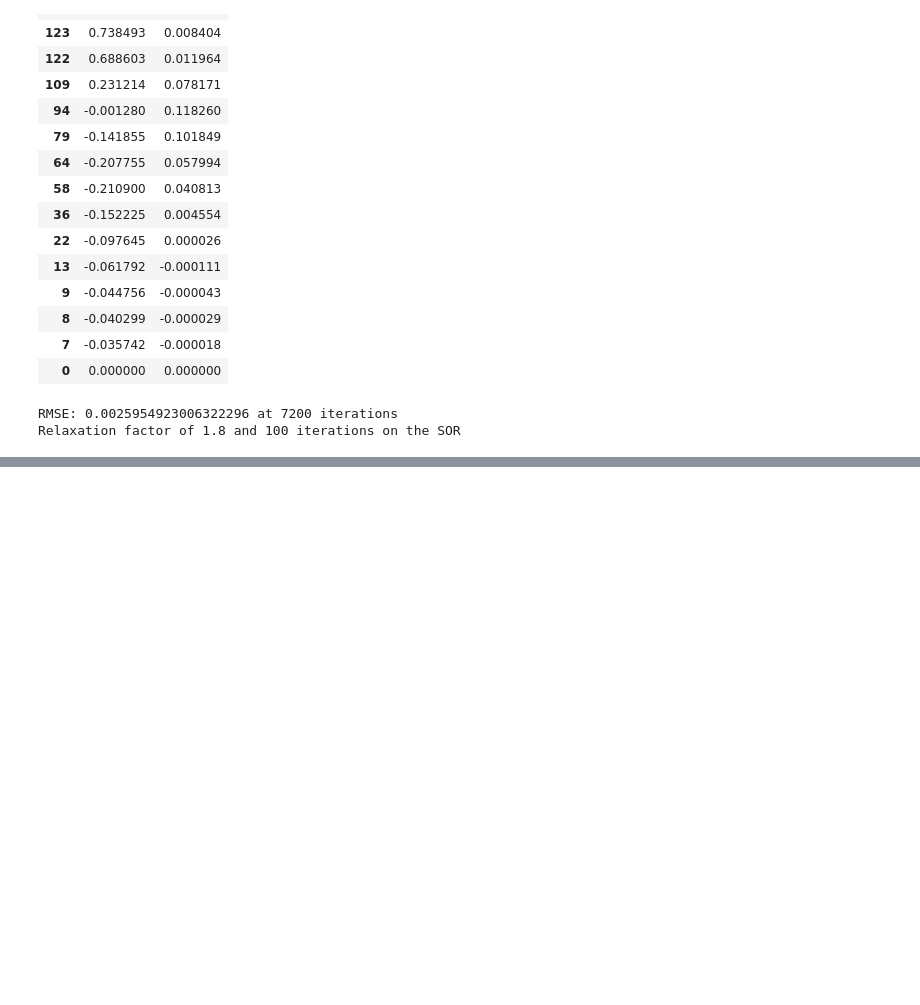
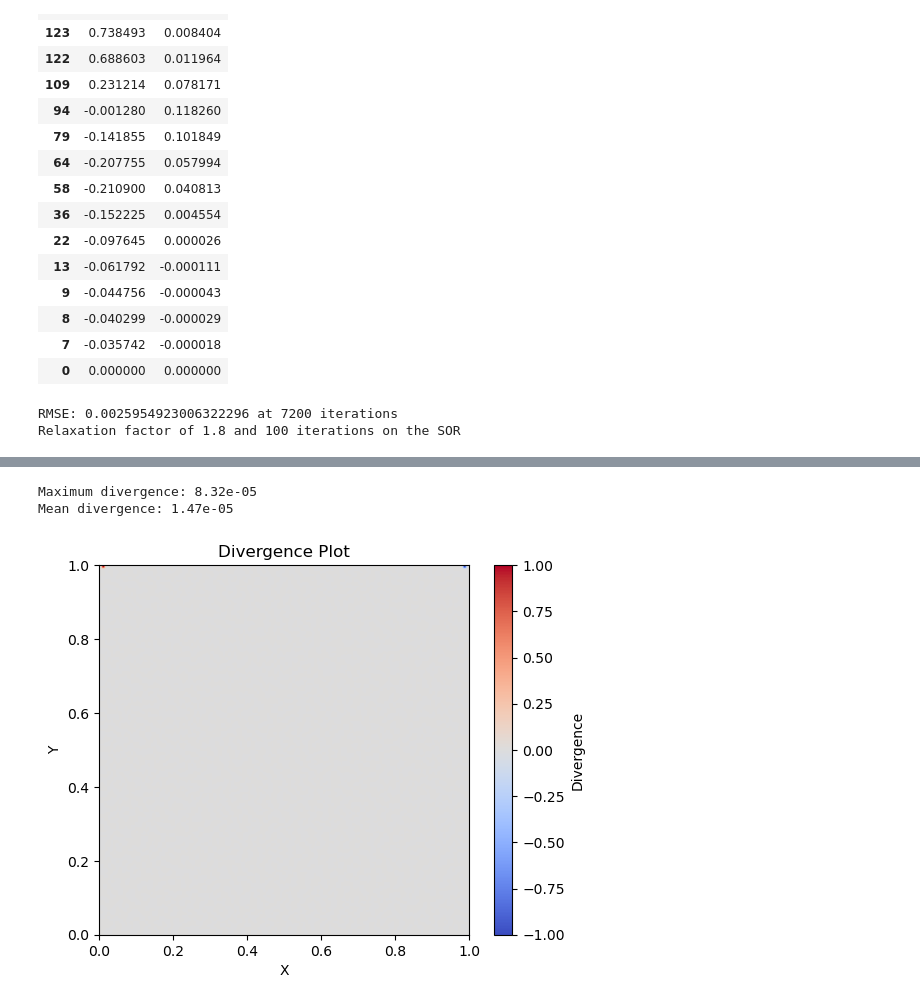
Before and after one commit to varun-r-mallya/LidDrivenCavity, a Jupyter notebook: check.ipynb, the cells around one changed output, grey strips where cells are left out. Saved outputs shown, nothing was run; the diff lists cells and outputs as text; code cells hidden in the pictures; blank space fills up the shorter version.

```diff
--- a/check.ipynb
+++ b/check.ipynb
@@ -75,0 +111,31 @@ Relaxation factor of 1.8 and 100 iterations on the SOR
+# %%
+def check_continuity(X, Y, u, v):
+    dx = X[3, 6] - X[2, 6]
+    dy = Y[6, 3] - Y[6, 2]
+
+    du_dx = np.zeros_like(u)
+    dv_dy = np.zeros_like(v)
+
+    du_dx[:, 1:-1] = (u[:, 2:] - u[:, :-2]) / (2 * dx)
+    dv_dy[1:-1, :] = (v[2:, :] - v[:-2, :]) / (2 * dy)
+
+    divergence = du_dx + dv_dy
+
+    max_divergence = np.max(np.abs(divergence[1:-1, 1:-1]))
+    mean_divergence = np.mean(np.abs(divergence[1:-1, 1:-1]))
+    print(f"Maximum divergence: {max_divergence:.2e}")
+    print(f"Mean divergence: {mean_divergence:.2e}")
+    return divergence
+# %%
+X, Y, psi, zeta, u, v = load_results("/home/xeon/CLionProjects/LidDrivenCavity/buildDir/cavity_results.csv")
+divergence = check_continuity(X, Y, u, v)
+plt.imshow(np.clip(divergence, -1, 1), extent=[X.min(), X.max(), Y.min(), Y.max()], origin='lower', cmap='coolwarm')
+plt.colorbar(label='Divergence')
+plt.title('Divergence Plot')
+plt.xlabel('X')
+plt.ylabel('Y')
+plt.show()
+# %% [output]
+Maximum divergence: 8.32e-05
+Mean divergence: 1.47e-05
+[figure, added]
```
Also changed, not shown: parts of 2 cells of this notebook.
